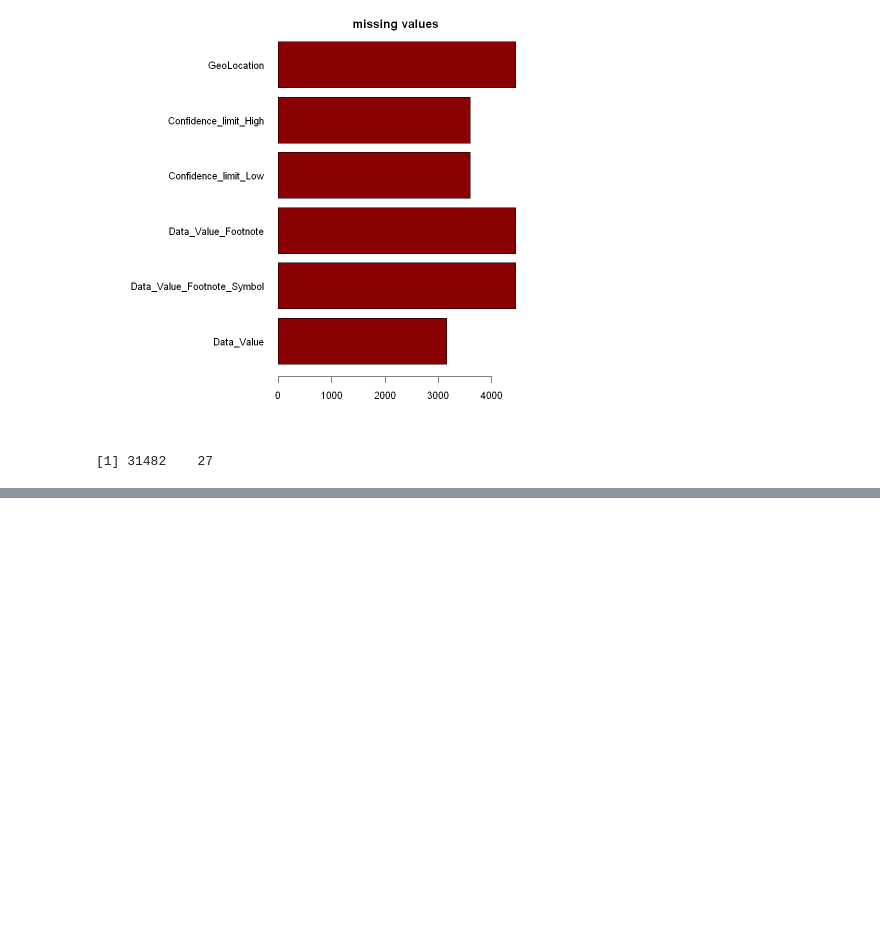
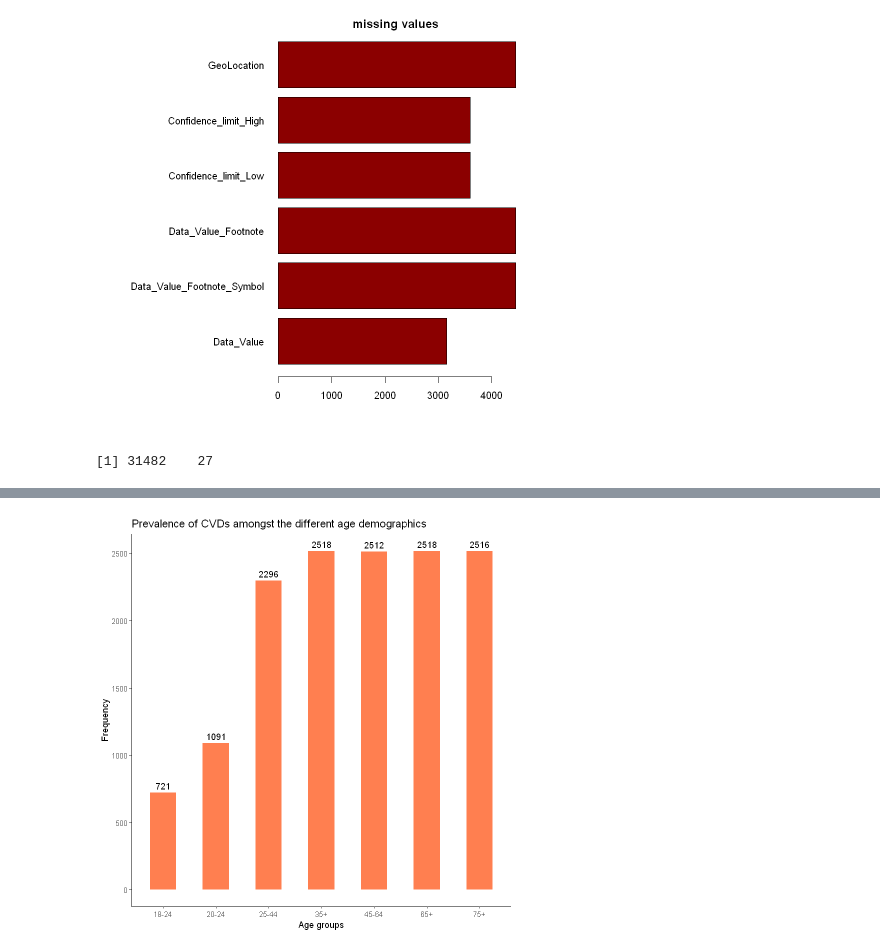
Before and after one commit to CMorar143/datavis, a Jupyter notebook: CA/C16460726.ipynb, the cells around one changed output, grey strips where cells are left out. Cells and saved outputs as stored; diff of their text form; code cells hidden in the pictures; blank space fills up the shorter version.

```diff
--- a/CA/C16460726.ipynb
+++ b/CA/C16460726.ipynb
@@ -109,0 +146,12 @@ hist(fulldf$Confidence_limit_High, col="blue")
+# %%
+# Visualisation
+# Chart 1 bar chart
+ages <- subset(fulldf, Break_Out_Category == "Age")
+
+ggplot(ages, aes(x = Break_Out)) +
+  geom_bar(width=0.5, fill = "coral") +
+  geom_text(stat='count', aes(label=stat(count)), vjust=-0.5) +
+  labs(title = "Prevalence of CVDs amongst the different age demographics", x = "Age groups", y = "Frequency") +
+  theme_classic()
+# %% [output]
+[figure, added]
```
Also changed, not shown: parts of 13 cells of this notebook, 4 other files.
